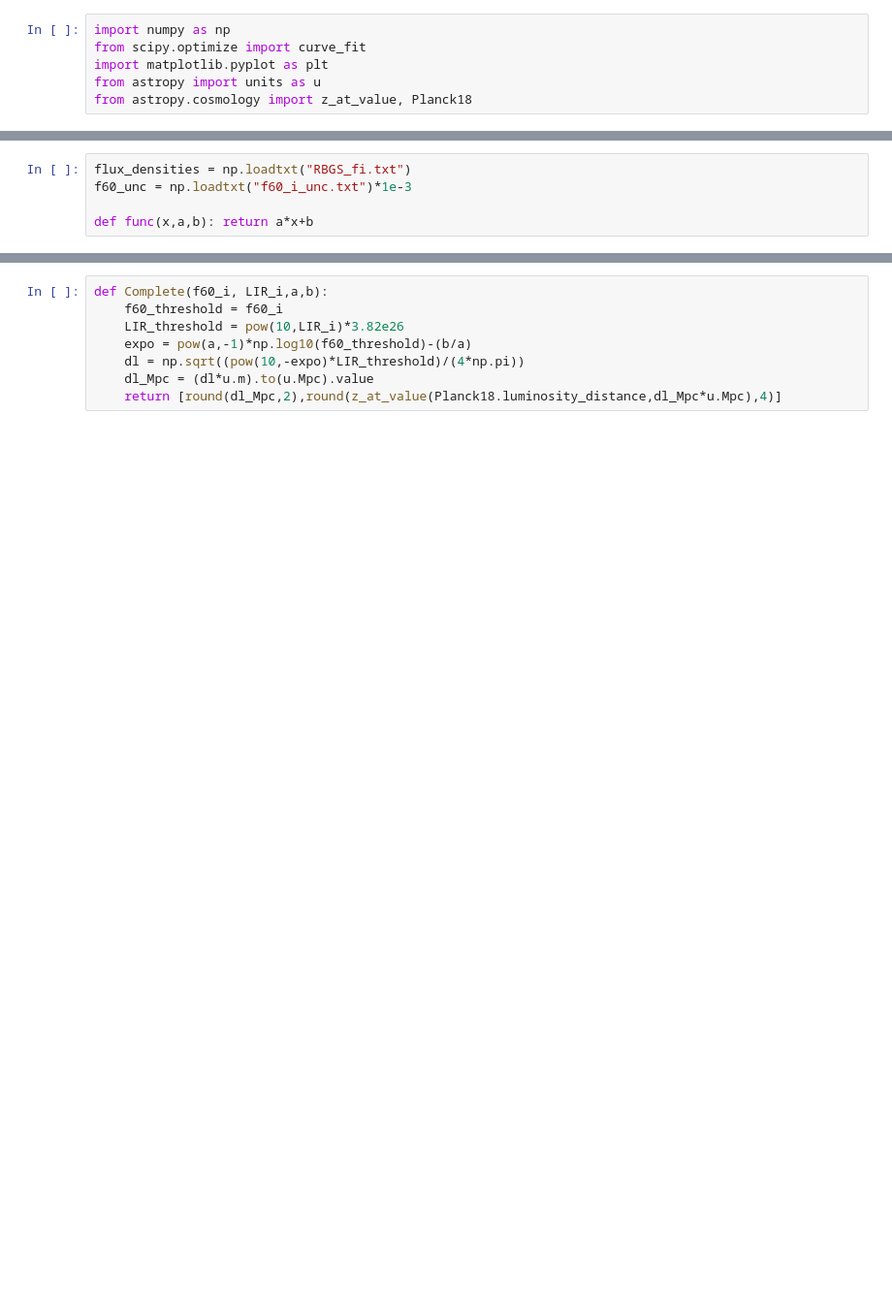
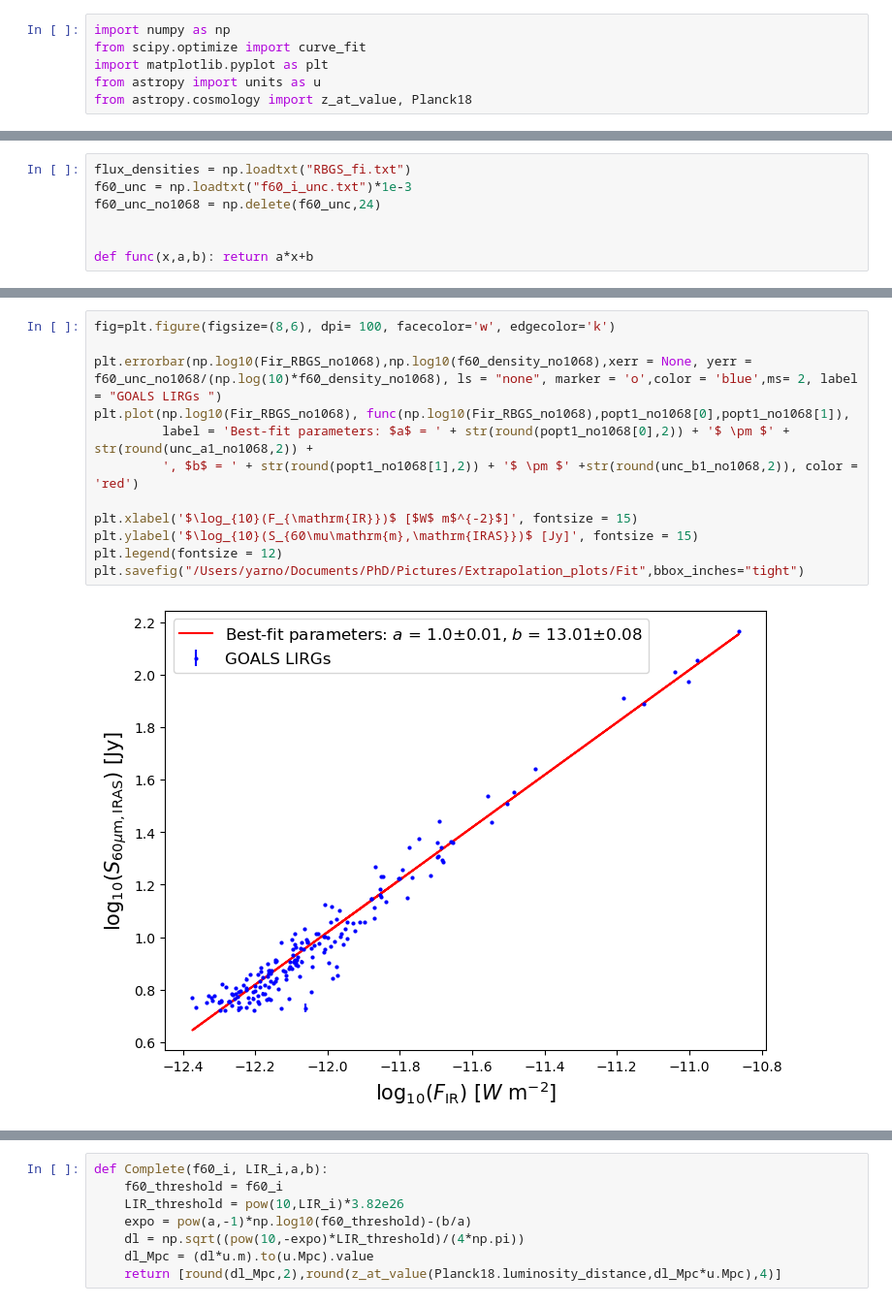
Before and after one commit to YarnoMerckx/diffuse-neutrino-flux-u-lirgs, a Jupyter notebook: Completeness_folder/Completeness.ipynb, the cells around one changed output, grey strips where cells are left out. Shown at 97% size. Cells and saved outputs as stored; diff of their text form; blank space fills up the shorter version.

```diff
--- a/Completeness_folder/Completeness.ipynb
+++ b/Completeness_folder/Completeness.ipynb
@@ -15,6 +15,8 @@ $\log_{10}\left(\frac{f_{60}}{\mathrm{Jy}}\right) = a \log_{10}\left(\frac{F_{\m
 # %%
 flux_densities = np.loadtxt("RBGS_fi.txt")
 f60_unc = np.loadtxt("f60_i_unc.txt")*1e-3
+f60_unc_no1068 = np.delete(f60_unc,24)
+
 
 def func(x,a,b): return a*x+b
 # %%
@@ -39,0 +74,14 @@ plt.legend(fontsize = 15)
+# %%
+fig=plt.figure(figsize=(8,6), dpi= 100, facecolor='w', edgecolor='k')
+
+plt.errorbar(np.log10(Fir_RBGS_no1068),np.log10(f60_density_no1068),xerr = None, yerr = f60_unc_no1068/(np.log(10)*f60_density_no1068), ls = "none", marker = 'o',color = 'blue',ms= 2, label = "GOALS LIRGs ")
+plt.plot(np.log10(Fir_RBGS_no1068), func(np.log10(Fir_RBGS_no1068),popt1_no1068[0],popt1_no1068[1]),
+         label = 'Best-fit parameters: $a$ = ' + str(round(popt1_no1068[0],2)) + '$ \pm $' + str(round(unc_a1_no1068,2)) +
+         ', $b$ = ' + str(round(popt1_no1068[1],2)) + '$ \pm $' +str(round(unc_b1_no1068,2)), color = 'red')
+
+plt.xlabel('$\log_{10}(F_{\mathrm{IR}})$ [$W$ m$^{-2}$]', fontsize = 15)
+plt.ylabel('$\log_{10}(S_{60\mu\mathrm{m},\mathrm{IRAS}})$ [Jy]', fontsize = 15)
+plt.legend(fontsize = 12)
+plt.savefig("/Users/yarno/Documents/PhD/Pictures/Extrapolation_plots/Fit",bbox_inches="tight")
+# %% [output]
+[figure, added]
```
Also changed, not shown: parts of 8 cells of this notebook, 2 other files.
